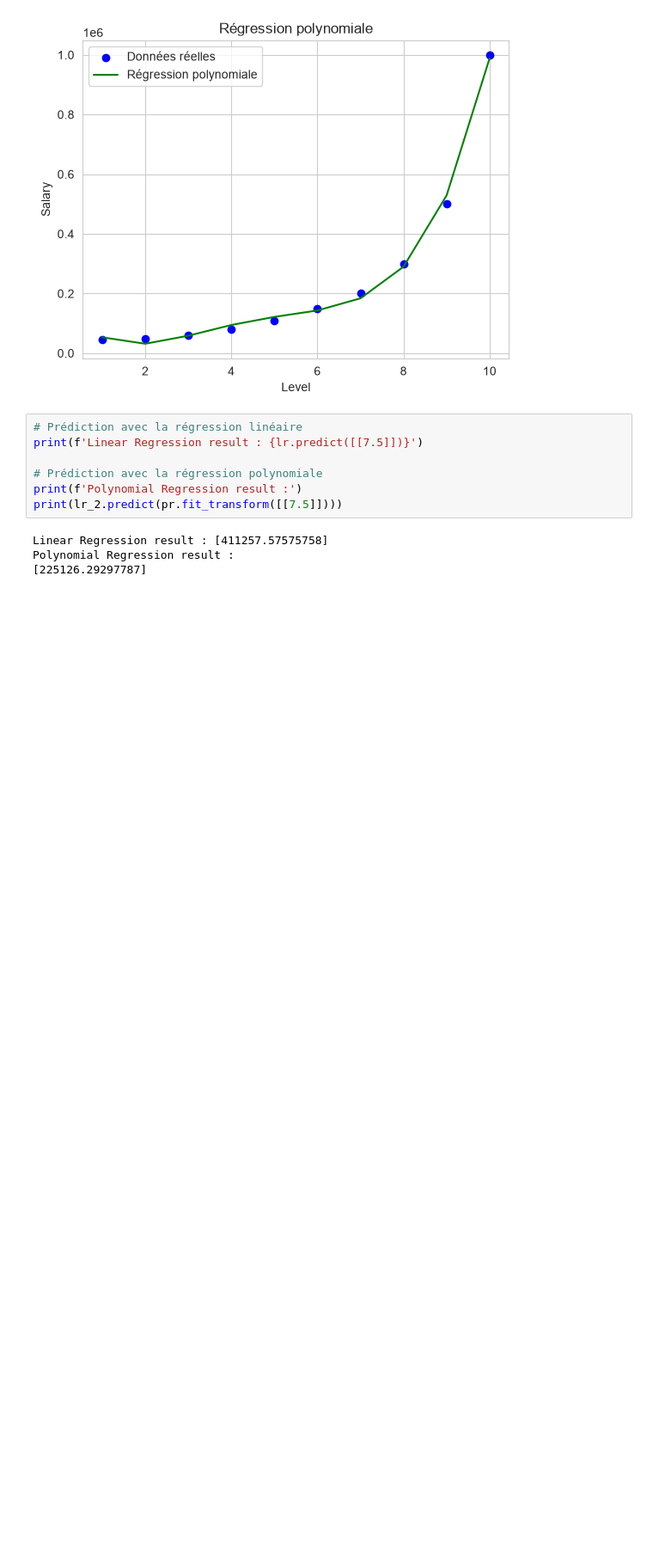
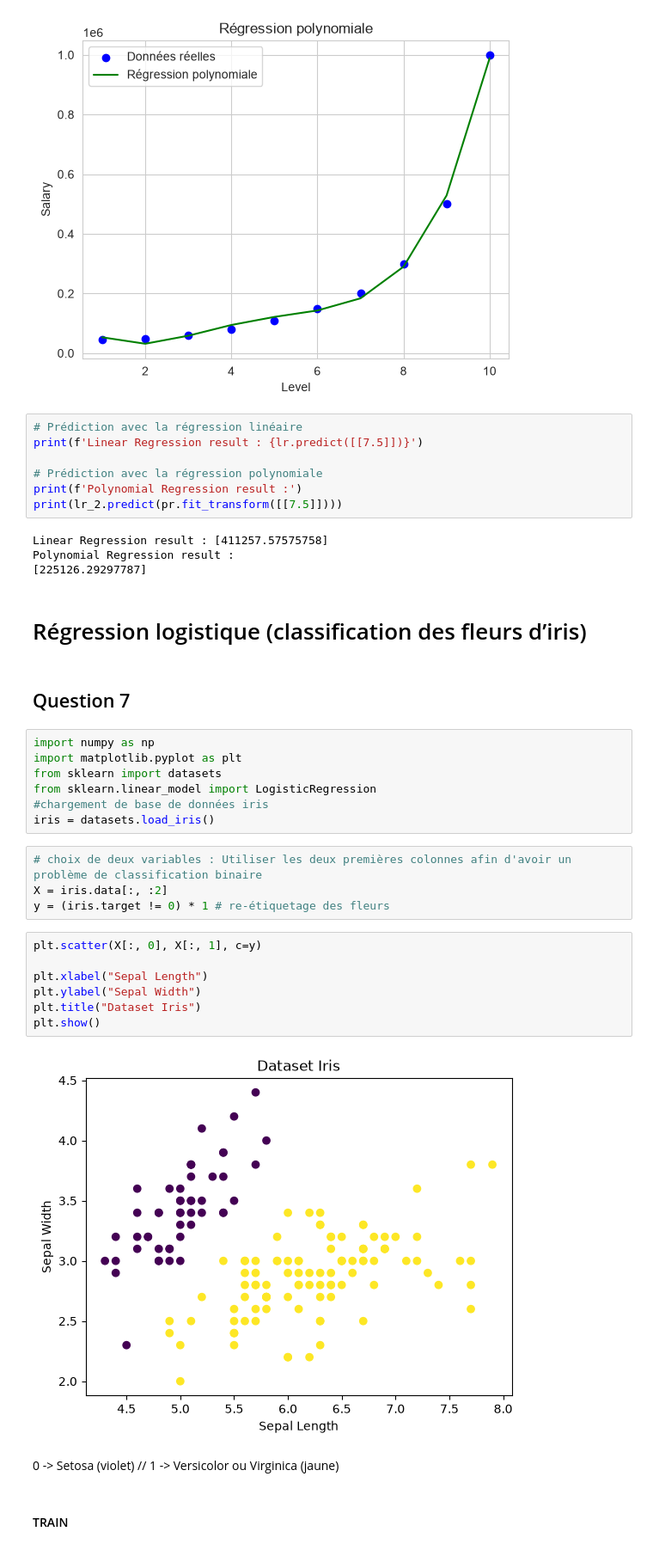
Before and after one commit to MariemDaoud1/Machine-Learning---RT4, a Jupyter notebook: Atelier 3 - Apprentissage Supervisée/main.ipynb, the cells around one changed output. Shown at 86% size. Drawn from its saved outputs; the diff is of its cells as text; blank space fills up the shorter version.

```diff
--- a/Atelier 3 - Apprentissage Supervisée/main.ipynb
+++ b/Atelier 3 - Apprentissage Supervisée/main.ipynb
@@ -497,3 +497,32 @@ print(lr_2.predict(pr.fit_transform([[7.5]])))
 Linear Regression result : [411257.57575758]
 Polynomial Regression result :
 [225126.29297787]
+# %% [markdown]
+# Régression logistique (classification des fleurs d’iris)
+# %% [markdown]
+## Question 7
+# %%
+import numpy as np
+import matplotlib.pyplot as plt
+from sklearn import datasets
+from sklearn.linear_model import LogisticRegression
+#chargement de base de données iris
+iris = datasets.load_iris()
+# %%
+# choix de deux variables : Utiliser les deux premières colonnes afin d'avoir un problème de classification binaire
+X = iris.data[:, :2]
+y = (iris.target != 0) * 1 # re-étiquetage des fleurs
+# %%
+plt.scatter(X[:, 0], X[:, 1], c=y)
+
+plt.xlabel("Sepal Length")
+plt.ylabel("Sepal Width")
+plt.title("Dataset Iris")
+plt.show()
+# %% [output]
+[figure, added]
+# %% [markdown]
+0	        ->        Setosa (violet) //
+1	        ->   Versicolor ou Virginica (jaune)
+# %% [markdown]
+#### TRAIN
```
Also changed, not shown: parts of 34 cells of this notebook, 3 other files.
